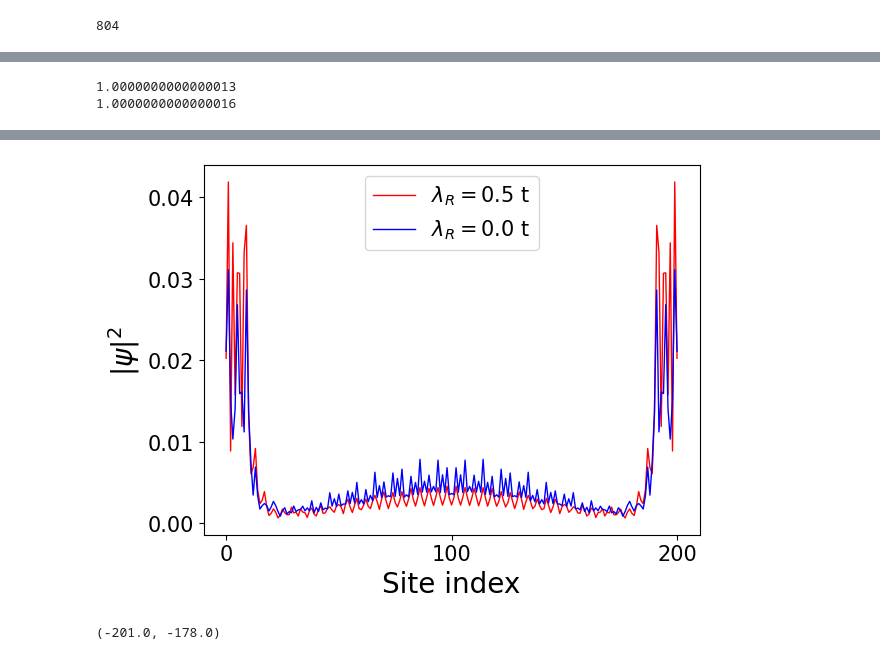
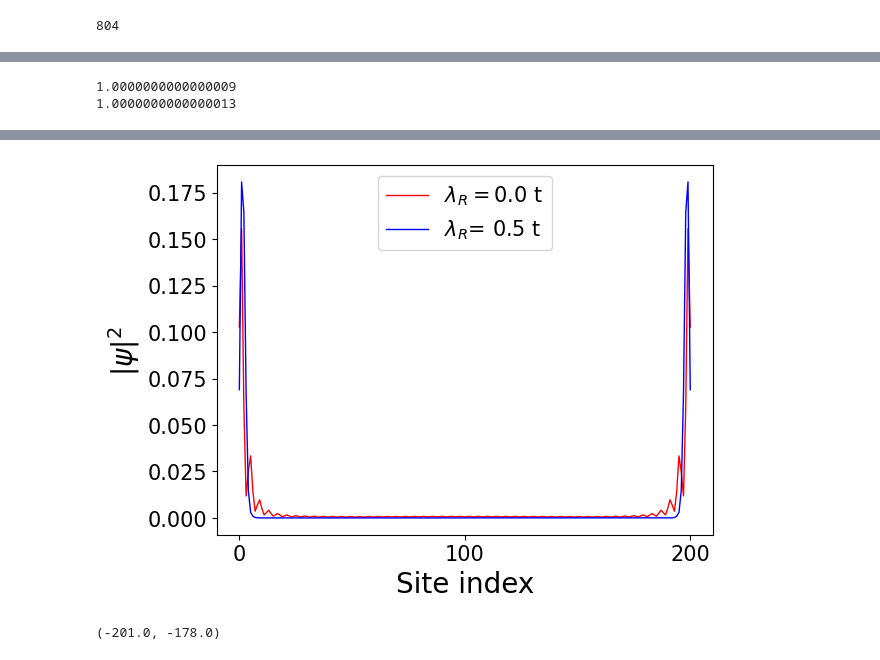
Before and after one commit to SATHEESH-D-M/THE-in-SkX, a Jupyter notebook: Square-lattice-models/Sk_nanoribbon_rashba.ipynb, the cells around one changed output, grey strips where cells are left out. Drawn from its saved outputs; the diff is of its cells as text; code cells hidden in the pictures.

```diff
--- a/Square-lattice-models/Sk_nanoribbon_rashba.ipynb
+++ b/Square-lattice-models/Sk_nanoribbon_rashba.ipynb
@@ -237,7 +237,7 @@ BZ = np.linspace(-(np.pi)/((2*lamda)), (np.pi)/((2*lamda)), 100)
 
 band = np.zeros((len(unitcell_x), len(BZ)))
 for i in tqdm(range(0, len(BZ))):
-    eigen = np.linalg.eigvalsh(H(BZ[i], 0.0))
+    eigen = np.linalg.eigvalsh(H(BZ[i], 1))
     for b_index in range(0, len(unitcell_x)):
         band[b_index][i] = eigen[b_index]
 # %%
@@ -264,11 +264,11 @@ BZ = np.linspace(-(np.pi)/((2*lamda)), (np.pi)/((2*lamda)), 100)
 eigen_ket1 = np.zeros(len(unitcell_x))
 eigen_ket2 = np.zeros(len(unitcell_x))
 
-band_index = 249
-
+band_index = 49
+ras = 0.75
 for i in tqdm(range(len(BZ))):
     ket1 = sorted_kets(BZ[i], 0.0)[band_index]
-    ket2 = sorted_kets(BZ[i], 0.5)[band_index]
+    ket2 = sorted_kets(BZ[i], ras)[band_index]
     for j in range(len(unitcell_x)):
         eigen_ket1[j] += abs(ket1[j])**2
         eigen_ket2[j] += abs(ket2[j])**2
@@ -278,8 +278,8 @@ ele_prob2 = [eigen_ket2[i]/len(BZ)  for i in range(len(unitcell_x))]
 print(np.sum(ele_prob1))
 print(np.sum(ele_prob2))
 # %% [output]
+1.0000000000000009
 1.0000000000000013
-1.0000000000000016
 # %%
 x_list = np.zeros((2*lamda, int(len(unitcell_x)/(2*lamda))))
 y_list = np.zeros((2*lamda, int(len(unitcell_x)/(2*lamda))))
@@ -302,14 +302,14 @@ prob2 = [e_prob2[0][i] + e_prob2[1][i] + e_prob2[2][i] + e_prob2[3][i] for i in
 #print(y_list)
 
 f = plt.figure();
-plt.plot( y_list[1], prob2, c = 'red', linestyle='-', linewidth = 1 ,  label = '$\lambda_R = 0.5$ t')
-plt.plot( y_list[1], prob1, c = 'blue', linestyle='-', linewidth = 1 , label = '$\lambda_R = 0.0$ t')
+plt.plot( y_list[1], prob1, c = 'red', linestyle='-', linewidth = 1 ,  label = '$\lambda_R = 0.0$ t')
+plt.plot( y_list[1], prob2, c = 'blue', linestyle='-', linewidth = 1 , label = '$\lambda_R $= '+ str(ras) +' t' )
 #plt.scatter( y_list[1], prob, c = 'blue', s = 10 )
 
 #plt.scatter( y_list, e_prob2, c = 'red', s = 10)
 #plt.title('( x = ' + str(x_value)+ ' ) plane', fontsize = 20)
-plt.ylabel('$|\psi|^2$', fontsize = 20);
-plt.xlabel('Site index', fontsize = 20);
+plt.ylabel('$|\psi|^2$', fontsize = 20)
+plt.xlabel('Site index', fontsize = 20)
 plt.legend(fontsize = 15)
 # Customize x-axis ticks with Greek symbols
 plt.yticks(fontsize = 15)
@@ -326,4 +326,4 @@ print(np.sum(prob2))
-[figure, old version]
+[figure, new version]
 # %%
 f = plt.figure();
 plt.plot( y_list[1], prob2, c = 'red', linestyle='-', linewidth = 1 ,  label = '$\lambda_R = 0.5$ t')
```
Also changed, not shown: parts of 2 cells of this notebook, 3 other files.
